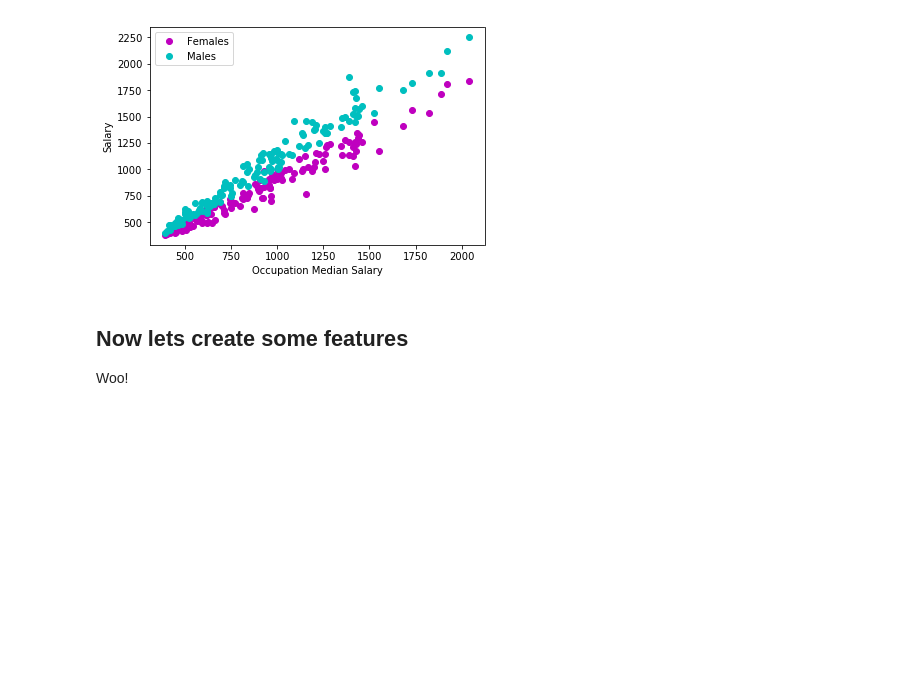
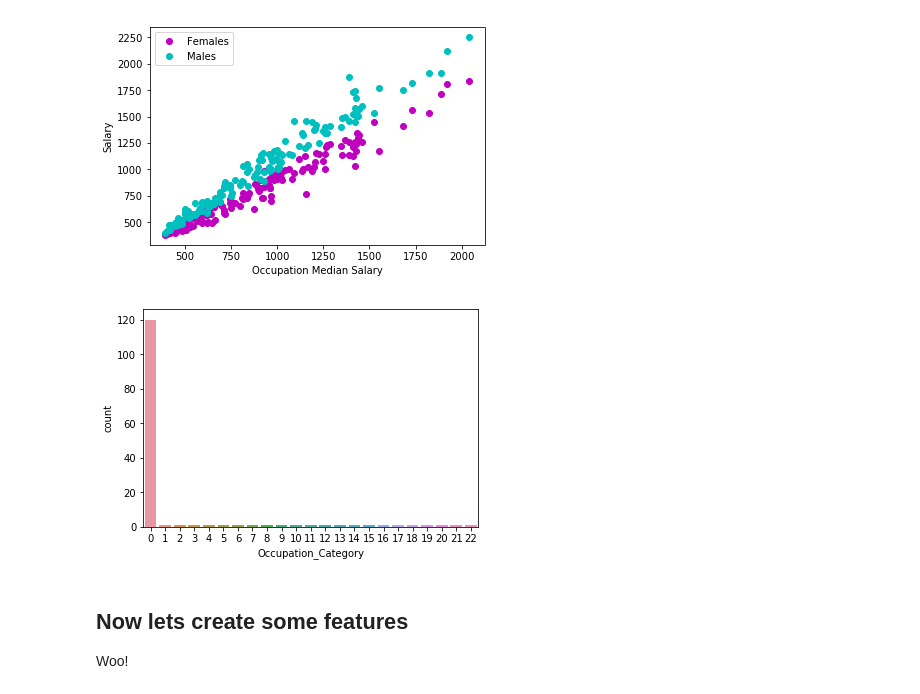
Before and after one commit to Schmidt8181/CapstoneProject, a Jupyter notebook: CapstoneProject.ipynb, the cells around one changed output. Drawn from its saved outputs; the diff is of its cells as text; code cells hidden in the pictures; blank space fills up the shorter version.

```diff
--- a/CapstoneProject.ipynb
+++ b/CapstoneProject.ipynb
@@ -266,6 +332,11 @@ plt.ylabel('Salary')
 plt.show()
 # %% [output]
 [figure]
+# %%
+sns.countplot(x='Occupation_Category', data=cleanedgenderwage)
+plt.show()
+# %% [output]
+[figure, added]
 # %% [markdown]
 ## Now lets create some features
 
```
Also changed, not shown: parts of 23 cells of this notebook.
